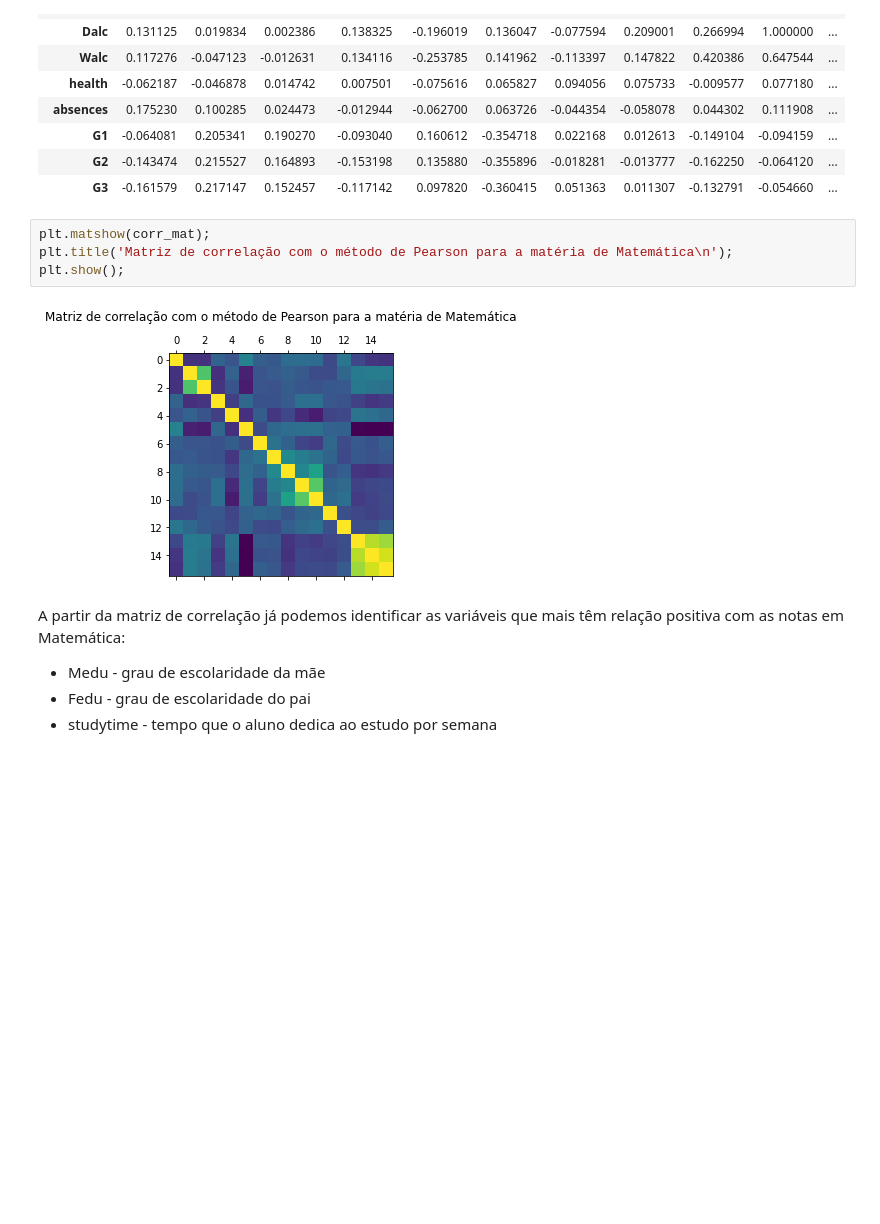
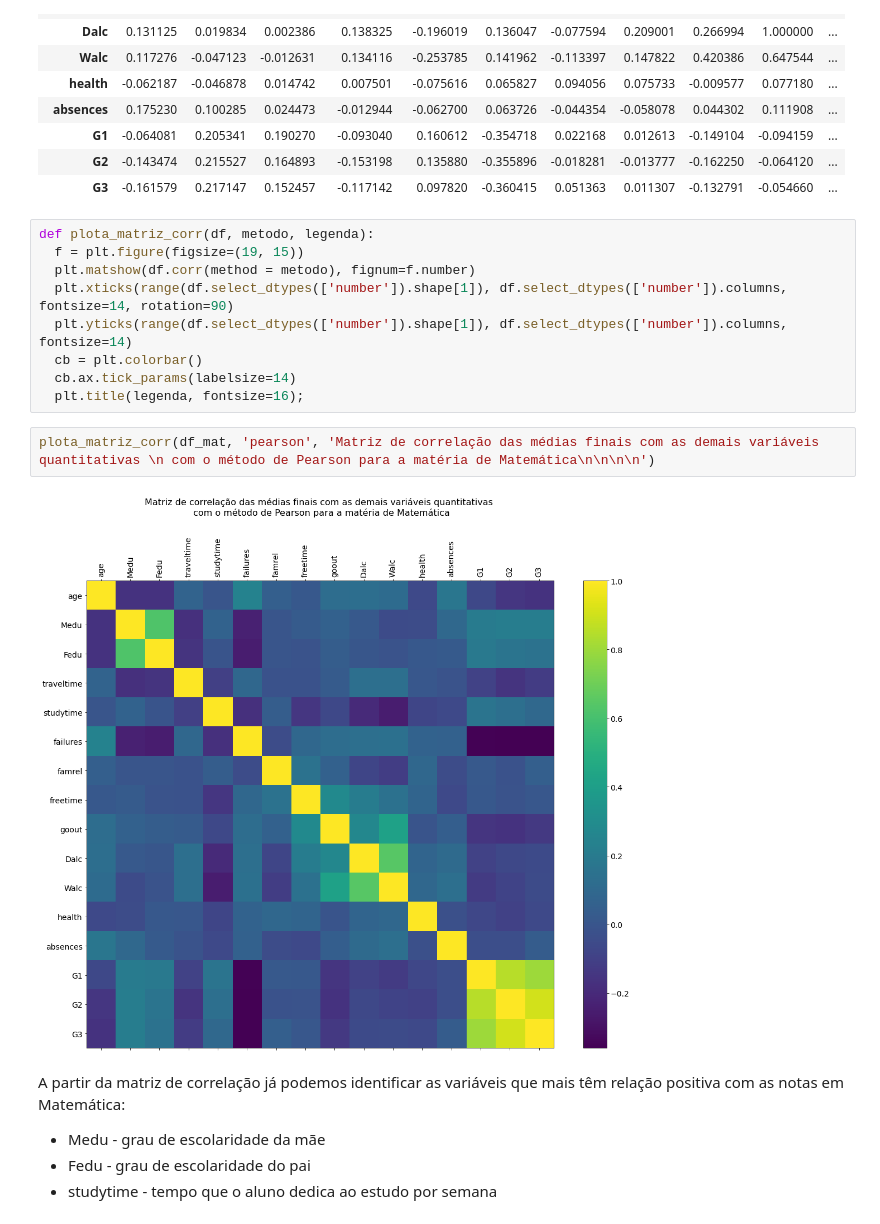
Before and after one commit to shl0mo/DataAnalysis_Students-Pandas, a Jupyter notebook: Estudantes.ipynb, the cells around one changed output. Saved outputs shown, nothing was run; the diff lists cells and outputs as text; blank space fills up the shorter version.

```diff
--- a/Estudantes.ipynb
+++ b/Estudantes.ipynb
@@ -343,12 +345,19 @@ corr_mat
 | G1 | -0.064081 | 0.205341 | 0.190270 | -0.093040 | 0.160612 | -0.354718 | 0.022168 | 0.012613 | -0.149104 | -0.094159 | ... |
 | G2 | -0.143474 | 0.215527 | 0.164893 | -0.153198 | 0.135880 | -0.355896 | -0.018281 | -0.013777 | -0.162250 | -0.064120 | ... |
 | G3 | -0.161579 | 0.217147 | 0.152457 | -0.117142 | 0.097820 | -0.360415 | 0.051363 | 0.011307 | -0.132791 | -0.054660 | ... |
+# %%
+def plota_matriz_corr(df, metodo, legenda):
+  f = plt.figure(figsize=(19, 15))
+  plt.matshow(df.corr(method = metodo), fignum=f.number)
+  plt.xticks(range(df.select_dtypes(['number']).shape[1]), df.select_dtypes(['number']).columns, fontsize=14, rotation=90)
+  plt.yticks(range(df.select_dtypes(['number']).shape[1]), df.select_dtypes(['number']).columns, fontsize=14)
+  cb = plt.colorbar()
+  cb.ax.tick_params(labelsize=14)
+  plt.title(legenda, fontsize=16);
 # %%
-plt.matshow(corr_mat);
-plt.title('Matriz de correlação com o método de Pearson para a matéria de Matemática\n');
-plt.show();
+plota_matriz_corr(df_mat, 'pearson', 'Matriz de correlação das médias finais com as demais variáveis quantitativas \n com o método de Pearson para a matéria de Matemática\n\n\n\n')
 # %% [output]
-[figure, old version]
+[figure, new version]
 # %% [markdown]
 A partir da matriz de correlação já podemos identificar as variáveis que mais têm relação positiva com as notas em Matemática:
 - Medu - grau de escolaridade da mãe
```
Also changed, not shown: parts of 27 cells of this notebook.
